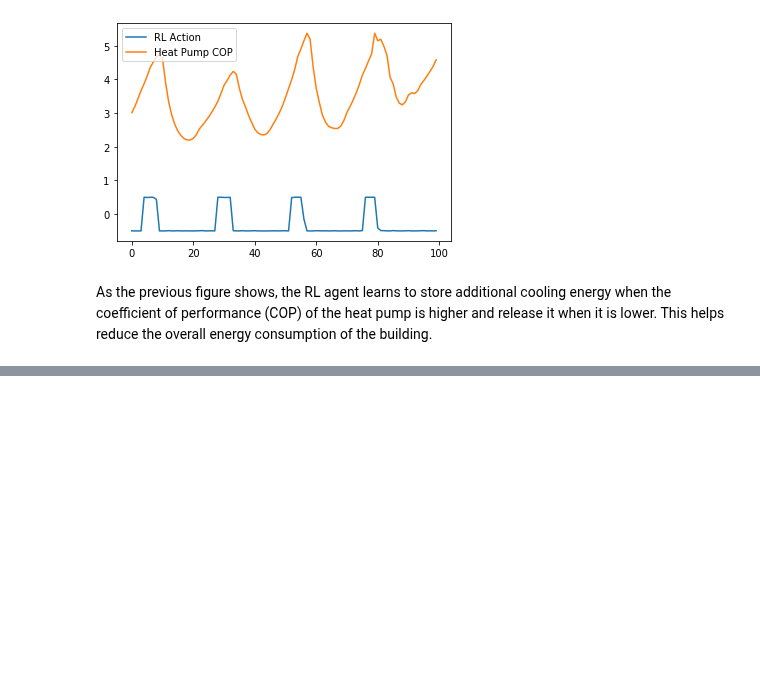
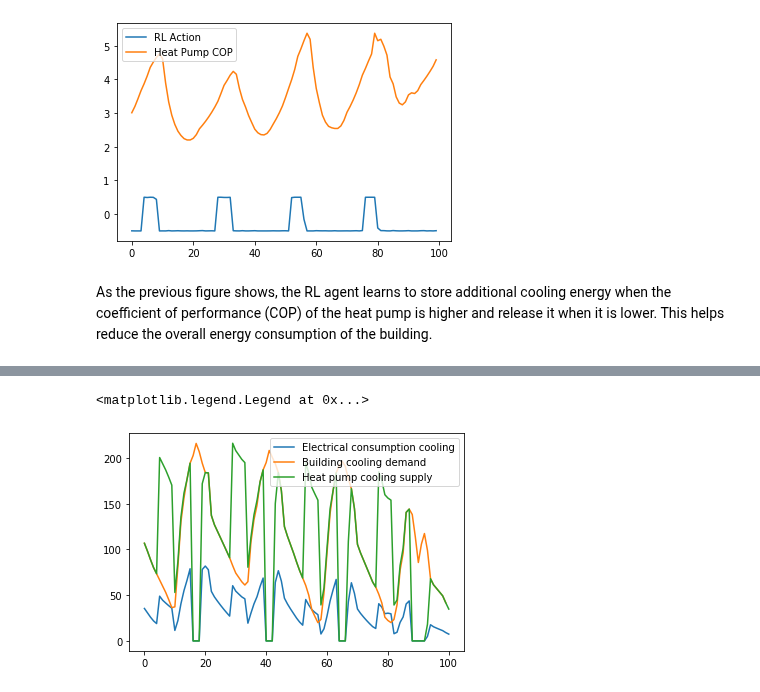
Before and after one commit to intelligent-environments-lab/CityLearn, a Jupyter notebook: main.ipynb, the cells around one changed output, grey strips where cells are left out. Drawn from its saved outputs; the diff is of its cells as text; code cells hidden in the pictures; blank space fills up the shorter version.

```diff
--- a/main.ipynb
+++ b/main.ipynb
@@ -176,0 +201,9 @@ As the previous figure shows, the RL agent learns to store additional cooling en
+# %%
+#Plots for the last 100 hours of the simulation
+plt.plot(env.buildings[0].cooling_device.electrical_consumption_cooling[2400:])
+plt.plot(env.buildings[0].sim_results['cooling_demand'][3500:6000].values[2400:])
+plt.plot(env.buildings[0].cooling_device.cooling_supply[2400:])
+plt.legend(['Electrical consumption cooling','Building cooling demand','Heat pump cooling supply'])
+# %% [output]
+<matplotlib.legend.Legend at 0x...>
+[figure, added]
```
Also changed, not shown: parts of 16 cells of this notebook, 3 other files.
